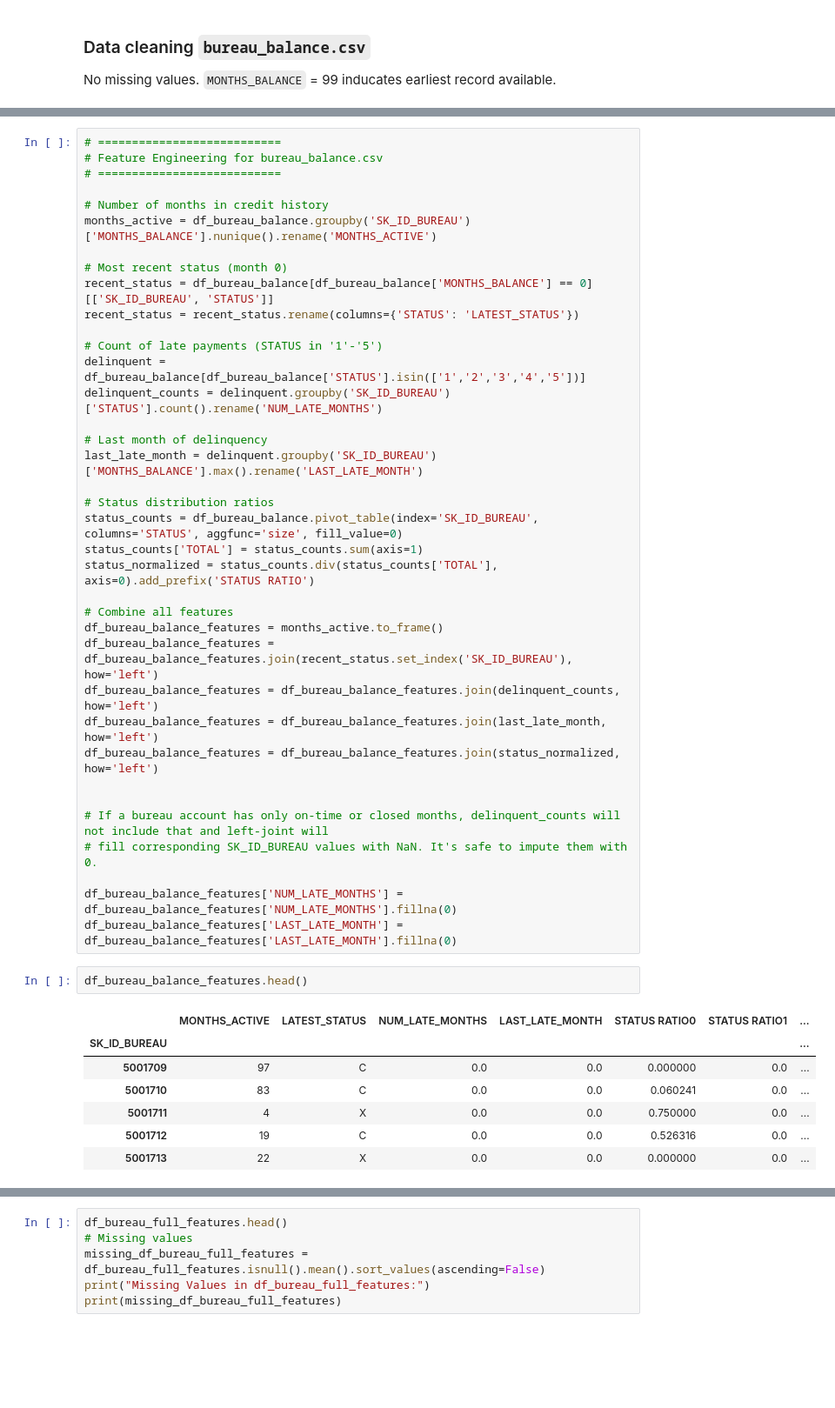
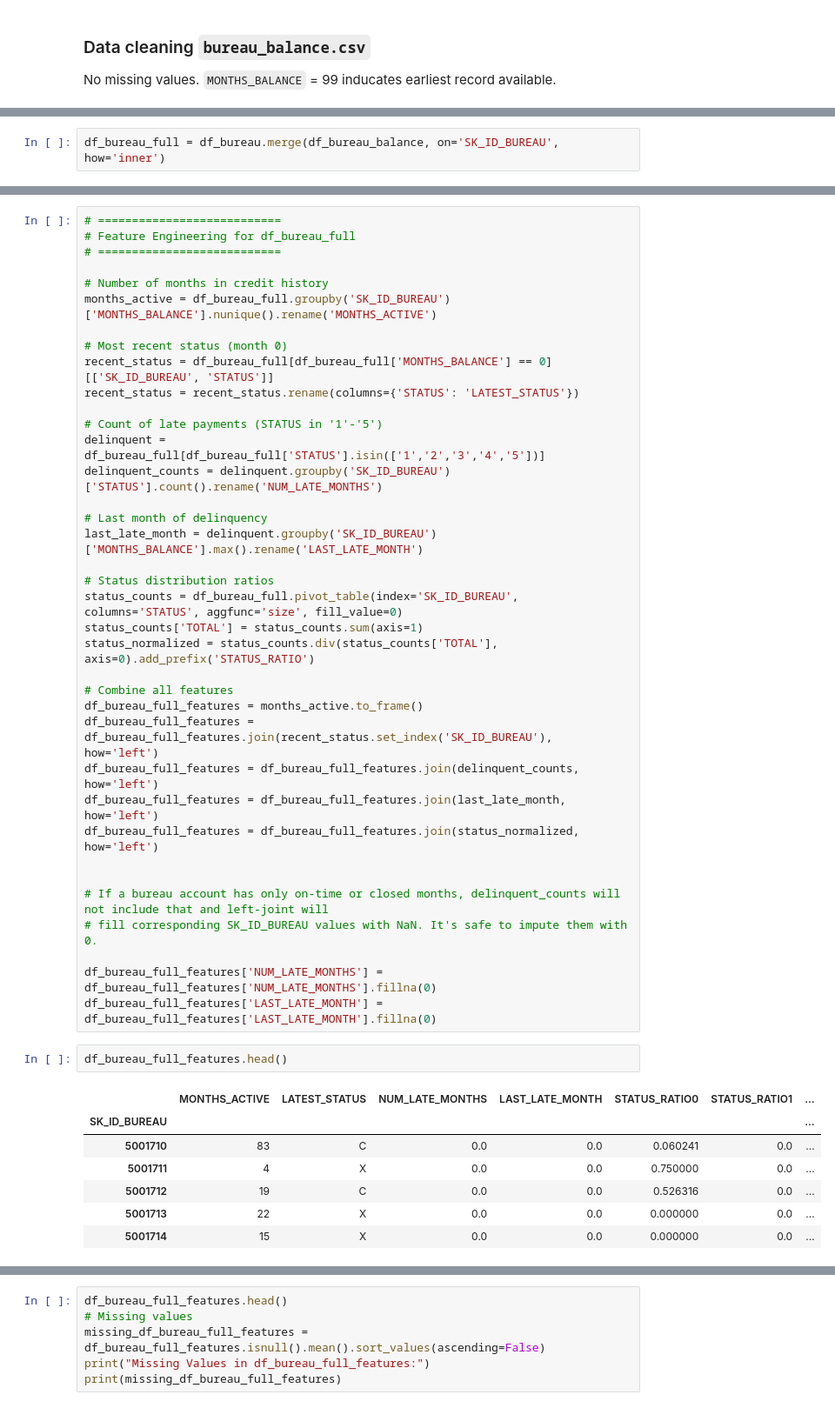
Before and after one commit to leksea/loan-default-prediction, a Jupyter notebook: loan-default-prediction.ipynb, the cells around one changed output, grey strips where cells are left out. Shown at 87% size. Cells and saved outputs as stored; diff of their text form; blank space fills up the shorter version.

Commit message:
Updated 3: Moved dataframe merging before feature engineering. Notebook not executing (used all RAM)

```diff
--- a/loan-default-prediction.ipynb
+++ b/loan-default-prediction.ipynb
@@ -1017,0 +1022,2 @@ No missing values.
+# %%
+df_bureau_full = df_bureau.merge(df_bureau_balance, on='SK_ID_BUREAU', how='inner')
@@ -1028,47 +1047,47 @@ Adding columns:
 # %%
 # ===========================
-# Feature Engineering for bureau_balance.csv
+# Feature Engineering for df_bureau_full
 # ===========================
 
 # Number of months in credit history
-months_active = df_bureau_balance.groupby('SK_ID_BUREAU')['MONTHS_BALANCE'].nunique().rename('MONTHS_ACTIVE')
+months_active = df_bureau_full.groupby('SK_ID_BUREAU')['MONTHS_BALANCE'].nunique().rename('MONTHS_ACTIVE')
 
 # Most recent status (month 0)
-recent_status = df_bureau_balance[df_bureau_balance['MONTHS_BALANCE'] == 0][['SK_ID_BUREAU', 'STATUS']]
+recent_status = df_bureau_full[df_bureau_full['MONTHS_BALANCE'] == 0][['SK_ID_BUREAU', 'STATUS']]
 recent_status = recent_status.rename(columns={'STATUS': 'LATEST_STATUS'})
 
 # Count of late payments (STATUS in '1'-'5')
-delinquent = df_bureau_balance[df_bureau_balance['STATUS'].isin(['1','2','3','4','5'])]
+delinquent = df_bureau_full[df_bureau_full['STATUS'].isin(['1','2','3','4','5'])]
 delinquent_counts = delinquent.groupby('SK_ID_BUREAU')['STATUS'].count().rename('NUM_LATE_MONTHS')
 
 # Last month of delinquency
 last_late_month = delinquent.groupby('SK_ID_BUREAU')['MONTHS_BALANCE'].max().rename('LAST_LATE_MONTH')
 
 # Status distribution ratios
-status_counts = df_bureau_balance.pivot_table(index='SK_ID_BUREAU', columns='STATUS', aggfunc='size', fill_value=0)
+status_counts = df_bureau_full.pivot_table(index='SK_ID_BUREAU', columns='STATUS', aggfunc='size', fill_value=0)
 status_counts['TOTAL'] = status_counts.sum(axis=1)
-status_normalized = status_counts.div(status_counts['TOTAL'], axis=0).add_prefix('STATUS RATIO')
+status_normalized = status_counts.div(status_counts['TOTAL'], axis=0).add_prefix('STATUS_RATIO')
 
 # Combine all features
-df_bureau_balance_features = months_active.to_frame()
-df_bureau_balance_features = df_bureau_balance_features.join(recent_status.set_index('SK_ID_BUREAU'), how='left')
-df_bureau_balance_features = df_bureau_balance_features.join(delinquent_counts, how='left')
-df_bureau_balance_features = df_bureau_balance_features.join(last_late_month, how='left')
-df_bureau_balance_features = df_bureau_balance_features.join(status_normalized, how='left')
+df_bureau_full_features = months_active.to_frame()
+df_bureau_full_features = df_bureau_full_features.join(recent_status.set_index('SK_ID_BUREAU'), how='left')
+df_bureau_full_features = df_bureau_full_features.join(delinquent_counts, how='left')
+df_bureau_full_features = df_bureau_full_features.join(last_late_month, how='left')
+df_bureau_full_features = df_bureau_full_features.join(status_normalized, how='left')
 
 
 # If a bureau account has only on-time or closed months, delinquent_counts will not include that and left-joint will
 # fill corresponding SK_ID_BUREAU values with NaN. It's safe to impute them with 0.
 
-df_bureau_balance_features['NUM_LATE_MONTHS'] = df_bureau_balance_features['NUM_LATE_MONTHS'].fillna(0)
-df_bureau_balance_features['LAST_LATE_MONTH'] = df_bureau_balance_features['LAST_LATE_MONTH'].fillna(0)
+df_bureau_full_features['NUM_LATE_MONTHS'] = df_bureau_full_features['NUM_LATE_MONTHS'].fillna(0)
+df_bureau_full_features['LAST_LATE_MONTH'] = df_bureau_full_features['LAST_LATE_MONTH'].fillna(0)
 # %%
-df_bureau_balance_features.head()
+df_bureau_full_features.head()
 # %% [output]
-|  | MONTHS_ACTIVE | LATEST_STATUS | NUM_LATE_MONTHS | LAST_LATE_MONTH | STATUS RATIO0 | STATUS RATIO1 | ... |
+|  | MONTHS_ACTIVE | LATEST_STATUS | NUM_LATE_MONTHS | LAST_LATE_MONTH | STATUS_RATIO0 | STATUS_RATIO1 | ... |
 | SK_ID_BUREAU |  |  |  |  |  |  | ... |
-| 5001709 | 97 | C | 0.0 | 0.0 | 0.000000 | 0.0 | ... |
 | 5001710 | 83 | C | 0.0 | 0.0 | 0.060241 | 0.0 | ... |
 | 5001711 | 4 | X | 0.0 | 0.0 | 0.750000 | 0.0 | ... |
 | 5001712 | 19 | C | 0.0 | 0.0 | 0.526316 | 0.0 | ... |
 | 5001713 | 22 | X | 0.0 | 0.0 | 0.000000 | 0.0 | ... |
+| 5001714 | 15 | X | 0.0 | 0.0 | 0.000000 | 0.0 | ... |
```
Also changed, not shown: parts of 21 cells of this notebook.
